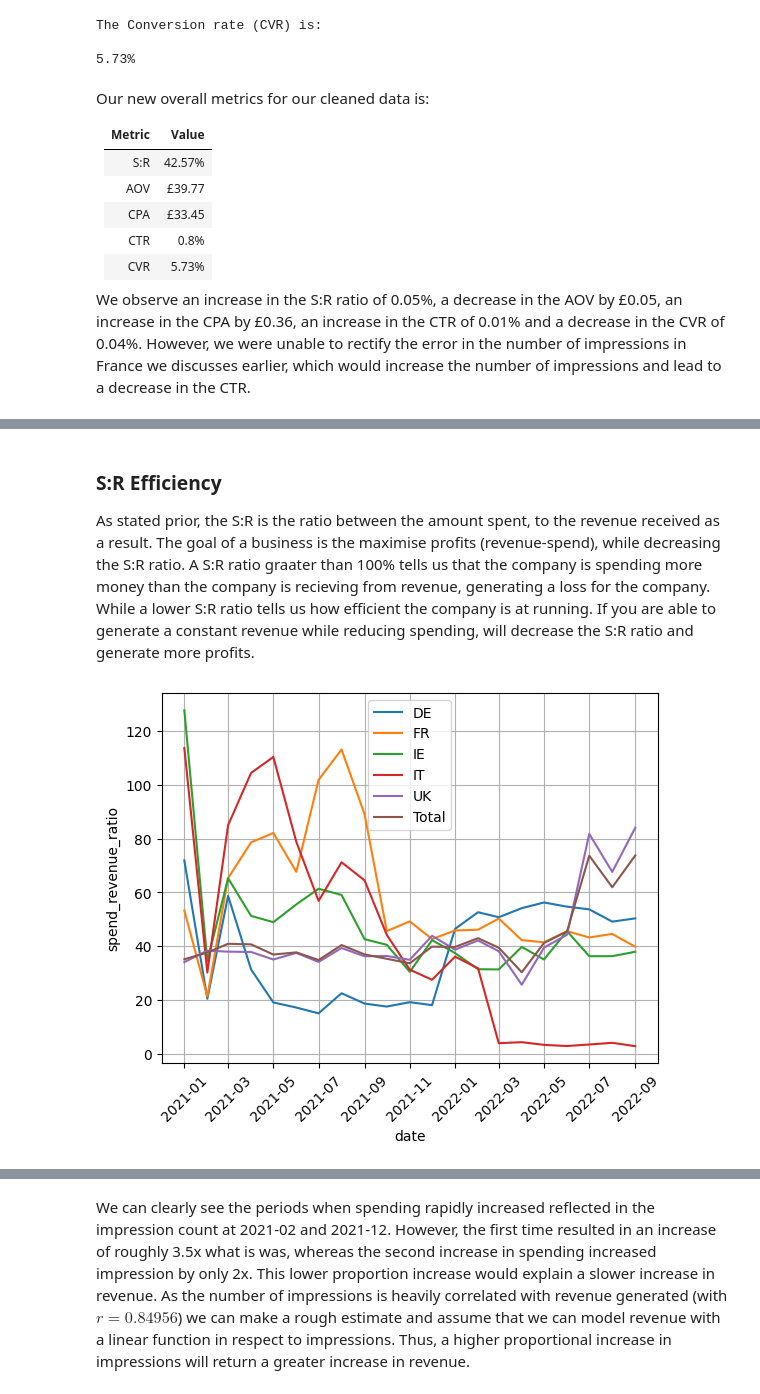
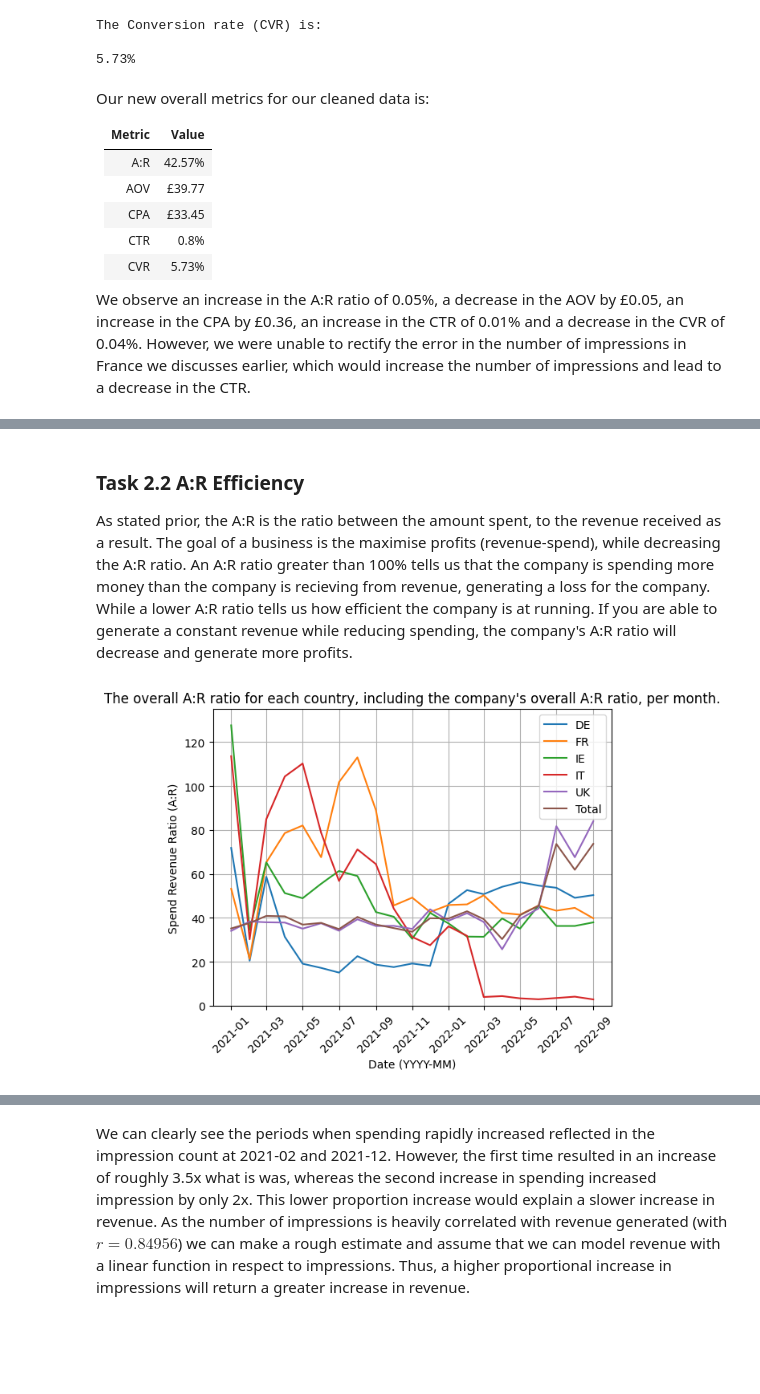
Before and after one commit to DanRHoward/Protein_Works_Presentation, a Jupyter notebook: Protein Works Presentation.ipynb, the cells around one changed output, grey strips where cells are left out. Drawn from its saved outputs; the diff is of its cells as text; code cells hidden in the pictures; blank space fills up the shorter version.

```diff
--- a/Protein Works Presentation.ipynb
+++ b/Protein Works Presentation.ipynb
@@ -602,13 +564,13 @@ Our new overall metrics for our cleaned data is:
 
 |Metric|Value|
 |-|-|
-|S:R|42.57%|
+|A:R|42.57%|
 |AOV|£39.77|
 |CPA|£33.45|
 |CTR|0.8%|
 |CVR|5.73%|
 
-We observe an increase in the S:R ratio of 0.05%, a decrease in the AOV by £0.05, an increase in the CPA by £0.36, an increase in the CTR of 0.01% and a decrease in the CVR of 0.04%. However, we were unable to rectify the error in the number of impressions in France we discusses earlier, which would increase the number of impressions and lead to a decrease in the CTR.
+We observe an increase in the A:R ratio of 0.05%, a decrease in the AOV by £0.05, an increase in the CPA by £0.36, an increase in the CTR of 0.01% and a decrease in the CVR of 0.04%. However, we were unable to rectify the error in the number of impressions in France we discusses earlier, which would increase the number of impressions and lead to a decrease in the CTR.
 # %%
 all_channels_marketing_data_df = marketing_data_df.groupby(['date','country'])[['spend','impressions','clicks','revenue','transactions','new_customer_transactions']].sum().reset_index()
 all_channels_marketing_data_df = generate_metrics(all_channels_marketing_data_df)
@@ -629,25 +591,29 @@ display(all_channels_marketing_data_df[all_channels_marketing_data_df['country']
 | 41 | 2021-09-01 | FR | 3496 | 948232 | 5412 | 3926 | 83 | 35 | ... |
 | 46 | 2021-10-01 | FR | 2466 | 678869 | 4459 | 5401 | 124 | 68 | ... |
 # %% [markdown]
-### S:R Efficiency
+### Task 2.2 A:R Efficiency
 
-As stated prior, the S:R is the ratio between the amount spent, to the revenue received as a result. The goal of a business is the maximise profits (revenue-spend), while decreasing the S:R ratio. A S:R ratio graater than 100% tells us that the company is spending more money than the company is recieving from revenue, generating a loss for the company. While a lower S:R ratio tells us how efficient the company is at running. If you are able to generate a constant revenue while reducing spending, will decrease the S:R ratio and generate more profits.
+As stated prior, the A:R is the ratio between the amount spent, to the revenue received as a result. The goal of a business is the maximise profits (revenue-spend), while decreasing the A:R ratio. An A:R ratio greater than 100% tells us that the company is spending more money than the company is recieving from revenue, generating a loss for the company. While a lower A:R ratio tells us how efficient the company is at running. If you are able to generate a constant revenue while reducing spending, the company's A:R ratio will decrease and generate more profits.
 # %%
 df = all_channels_marketing_data_df[['date','country','spend','revenue','spend_revenue_ratio']]
 total_df = df.groupby('date')[['spend','revenue']].sum().reset_index()
 total_df['spend_revenue_ratio'] = total_df['spend']*100/total_df['revenue']
 
 sns.lineplot(data=df,
              x='date',
              y='spend_revenue_ratio',
              hue='country')
 sns.lineplot(data=total_df,
              x='date',
              y='spend_revenue_ratio',
              label='Total')
 plt.xticks(rotation=45)
+plt.ylim(0,135)
+plt.title('The overall A:R ratio for each country, including the company\'s overall A:R ratio, per month.')
+plt.xlabel('Date (YYYY-MM)')
+plt.ylabel('Spend Revenue Ratio (A:R)')
 plt.grid()
 plt.show()
 # %% [output]
-[figure, old version]
+[figure, new version]
 # %% [markdown]
```
Also changed, not shown: parts of 51 cells of this notebook.
